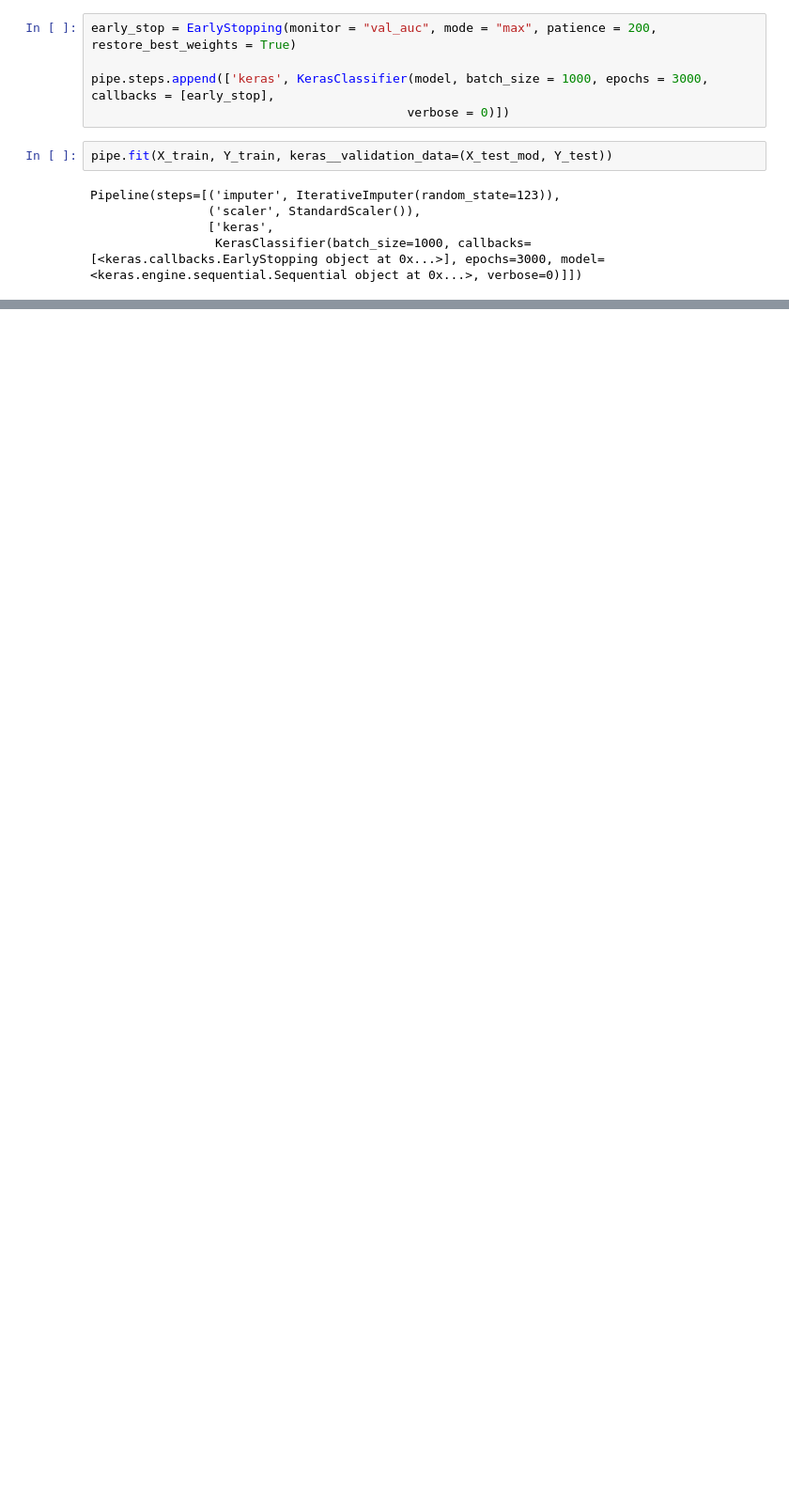
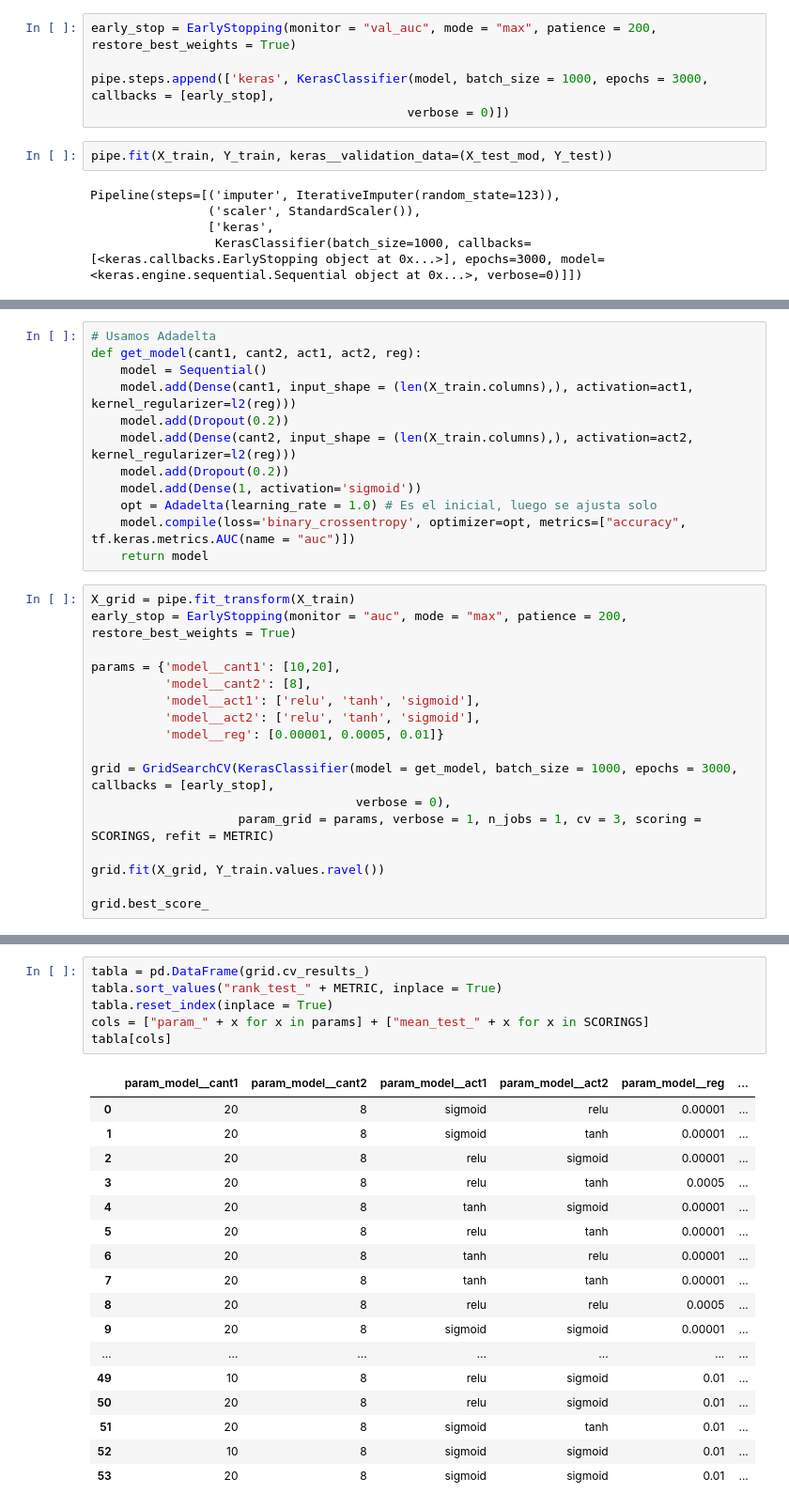
Before and after one commit to fdelu/orga-de-datos, a Jupyter notebook: parte_2/NeuralNetwork.ipynb, the cells around one changed output, grey strips where cells are left out. Shown at 94% size. Saved outputs shown, nothing was run; the diff lists cells and outputs as text; blank space fills up the shorter version.

```diff
--- a/parte_2/NeuralNetwork.ipynb
+++ b/parte_2/NeuralNetwork.ipynb
@@ -419,0 +467,29 @@ Dio un poco peor que el anterior en cuanto a AUC-ROC.
+# %%
+# Usamos Adadelta
+def get_model(cant1, cant2, act1, act2, reg):
+    model = Sequential()
+    model.add(Dense(cant1, input_shape = (len(X_train.columns),), activation=act1, kernel_regularizer=l2(reg)))
+    model.add(Dropout(0.2))
+    model.add(Dense(cant2, input_shape = (len(X_train.columns),), activation=act2, kernel_regularizer=l2(reg)))
+    model.add(Dropout(0.2))
+    model.add(Dense(1, activation='sigmoid'))
+    opt = Adadelta(learning_rate = 1.0) # Es el inicial, luego se ajusta solo
+    model.compile(loss='binary_crossentropy', optimizer=opt, metrics=["accuracy", tf.keras.metrics.AUC(name = "auc")])
+    return model
+# %%
+X_grid = pipe.fit_transform(X_train)
+early_stop = EarlyStopping(monitor = "auc", mode = "max", patience = 200, restore_best_weights = True)
+
+params = {'model__cant1': [10,20],
+          'model__cant2': [8],
+          'model__act1': ['relu', 'tanh', 'sigmoid'],
+          'model__act2': ['relu', 'tanh', 'sigmoid'],
+          'model__reg': [0.00001, 0.0005, 0.01]}
+
+grid = GridSearchCV(KerasClassifier(model = get_model, batch_size = 1000, epochs = 3000, callbacks = [early_stop],
+                                    verbose = 0),
+                    param_grid = params, verbose = 1, n_jobs = 1, cv = 3, scoring = SCORINGS, refit = METRIC)
+
+grid.fit(X_grid, Y_train.values.ravel())
+
+grid.best_score_
@@ -419,0 +508,24 @@ Dio un poco peor que el anterior en cuanto a AUC-ROC.
+# %%
+tabla = pd.DataFrame(grid.cv_results_)
+tabla.sort_values("rank_test_" + METRIC, inplace = True)
+tabla.reset_index(inplace = True)
+cols = ["param_" + x for x in params] + ["mean_test_" + x for x in SCORINGS]
+tabla[cols]
+# %% [output]
+|  | param_model__cant1 | param_model__cant2 | param_model__act1 | param_model__act2 | param_model__reg | ... |
+| 0 | 20 | 8 | sigmoid | relu | 0.00001 | ... |
+| 1 | 20 | 8 | sigmoid | tanh | 0.00001 | ... |
+| 2 | 20 | 8 | relu | sigmoid | 0.00001 | ... |
+| 3 | 20 | 8 | relu | tanh | 0.0005 | ... |
+| 4 | 20 | 8 | tanh | sigmoid | 0.00001 | ... |
+| 5 | 20 | 8 | relu | tanh | 0.00001 | ... |
+| 6 | 20 | 8 | tanh | relu | 0.00001 | ... |
+| 7 | 20 | 8 | tanh | tanh | 0.00001 | ... |
+| 8 | 20 | 8 | relu | relu | 0.0005 | ... |
+| 9 | 20 | 8 | sigmoid | sigmoid | 0.00001 | ... |
+| ... | ... | ... | ... | ... | ... | ... |
+| 49 | 10 | 8 | relu | sigmoid | 0.01 | ... |
+| 50 | 20 | 8 | relu | sigmoid | 0.01 | ... |
+| 51 | 20 | 8 | sigmoid | tanh | 0.01 | ... |
+| 52 | 10 | 8 | sigmoid | sigmoid | 0.01 | ... |
+| 53 | 20 | 8 | sigmoid | sigmoid | 0.01 | ... |
```
Also changed, not shown: parts of 39 cells of this notebook, 1 other file.
